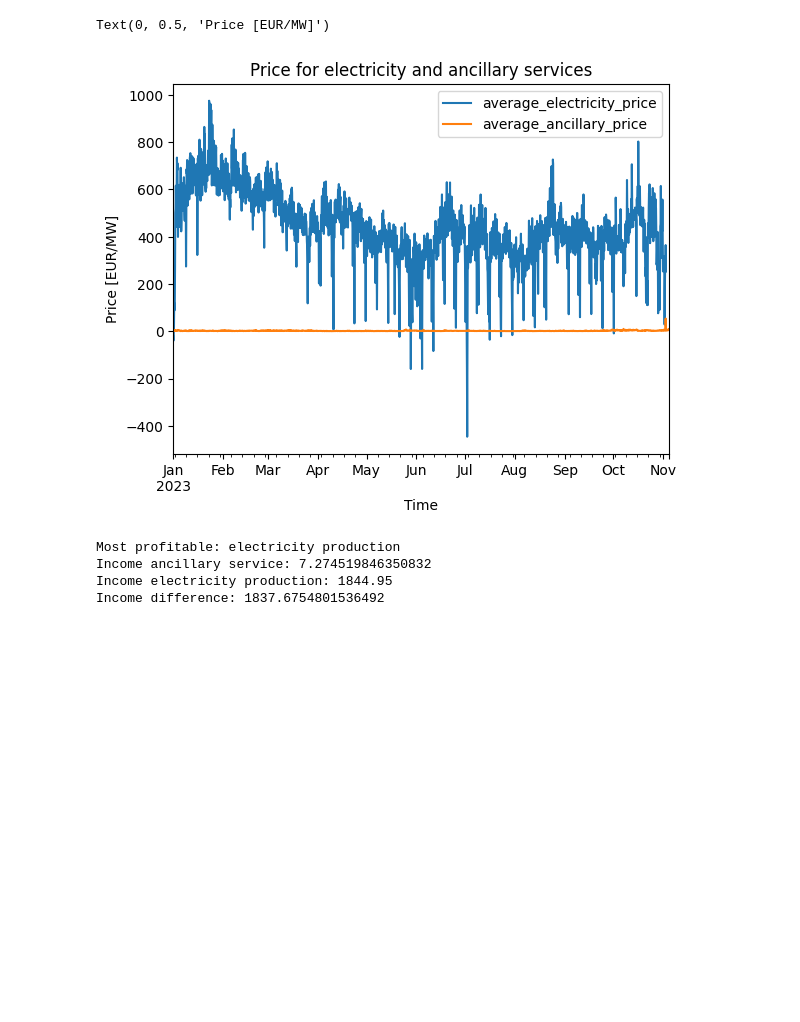
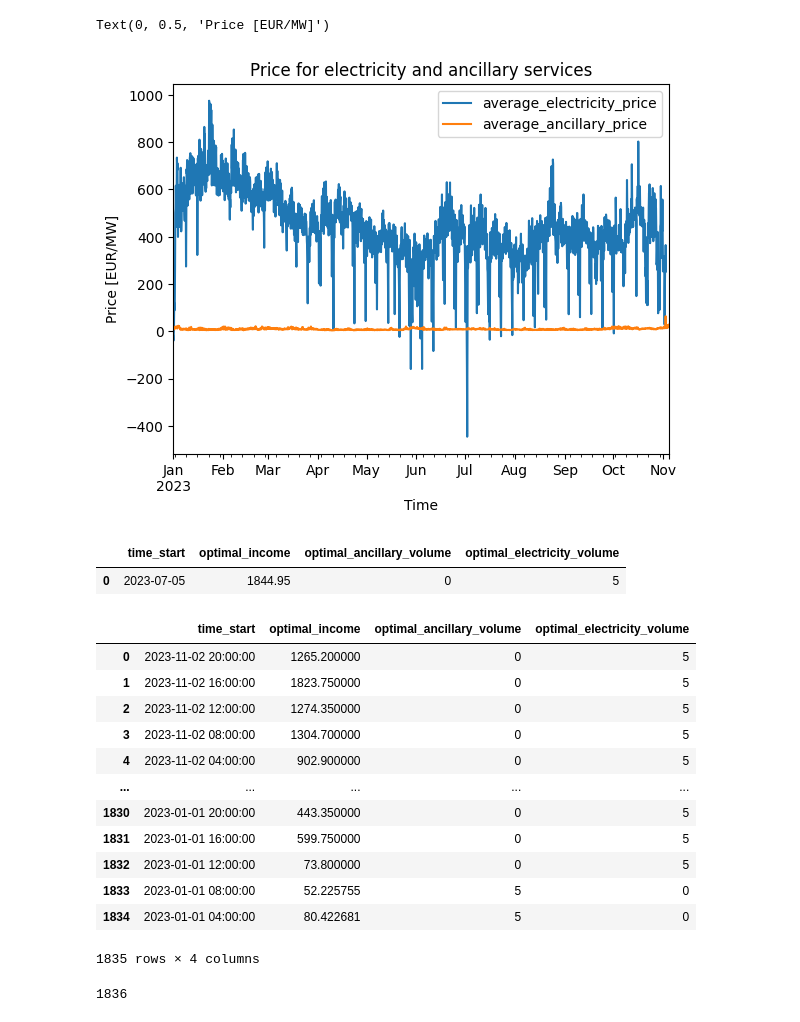
Before and after one commit to ibstokke/EnergyNow23, a Jupyter notebook: Electricity_prices.ipynb, the cells around one changed output. Saved outputs shown, nothing was run; the diff lists cells and outputs as text; code cells hidden in the pictures; blank space fills up the shorter version.

```diff
--- a/Electricity_prices.ipynb
+++ b/Electricity_prices.ipynb
@@ -93,11 +95,13 @@ ancillary_df["time_start"] = pd.to_datetime(time_string, format = "%y_%m_%d %H:%
 print(ancillary_df[ancillary_df["Teilbarkeit"] != "Ja"]["Angebotenes Volumen"].sum()/ancillary_df["Angebotenes Volumen"].sum())
 
 ancillary_df["average_ancillary_price"] = pd.Series()
+ancillary_df["price_difference"] = pd.Series
 for time in ancillary_df["time_start"].unique():
     df = ancillary_df[ancillary_df["time_start"] == time]
-    avg_price = df["Leistungspreis"].sum()/df["Angebotenes Volumen"].sum()
+    avg_price = df["Kosten"].sum()/df["Angebotenes Volumen"].sum()
     indices = list(df.index.values)
     ancillary_df["average_ancillary_price"].loc[indices[0]:indices[-1]] = avg_price
+
 ancillary_df
 # %% [output]
 |  | Ausschreibung | Beschreibung | Angebotenes Volumen | Einheit | Zugesprochenes Volumen | Einheit.1 | ... |
@@ -158,7 +162,7 @@ ax.set_xlabel("Time")
 ax.set_ylabel("Price [EUR/MW]")
 # %% [output]
 Text(0, 0.5, 'Price [EUR/MW]')
-[figure, old version]
+[figure, new version]
 # %%
 date = datetime(year = 2023, day = 5, month=7)
 
@@ -218,12 +216,10 @@ def decision_maker(date, volume, ancillary_df,electricity_df, mode):
         print("Income electricity production:", volume*average_electricity_price)
         print("Income difference:", abs(volume*average_electricity_price-current_income) )
 # %%
-decision_maker(date,5,ancillary_df,electricity_df,mode = "opt")
+decision_maker(date,5,ancillary_df,electricity_df,mode = "avg")
 # %% [output]
-Most profitable: electricity production
-Income ancillary service: 7.274519846350832
-Income electricity production: 1844.95
-Income difference: 1837.6754801536492
+|  | time_start | optimal_income | optimal_ancillary_volume | optimal_electricity_volume |
+| 0 | 2023-07-05 | 1844.95 | 0 | 5 |
 # %%
 # Single (existing example) plant
 #maximal capacity and minimal capacity
@@ -232,3 +228,26 @@ Income difference: 1837.6754801536492
 # run of river: infinite reservoar
 # run for every day
 # graph of capacity of electricity production/ancillary service
+# %%
+def all_dates_optimize(dates,volume,ancillary_df,electricity_df,mode):
+    dates_list = dates.to_numpy()
+    master_df = pd.DataFrame()
+    for date in dates_list[1:]:
+        master_df = pd.concat([decision_maker(date,volume,ancillary_df,electricity_df,mode = mode), master_df], ignore_index= True)
+    display(master_df)
+    return master_df
+# %% [output]
+|  | time_start | optimal_income | optimal_ancillary_volume | optimal_electricity_volume |
+| 0 | 2023-11-02 20:00:00 | 1265.200000 | 0 | 5 |
+| 1 | 2023-11-02 16:00:00 | 1823.750000 | 0 | 5 |
+| 2 | 2023-11-02 12:00:00 | 1274.350000 | 0 | 5 |
+| 3 | 2023-11-02 08:00:00 | 1304.700000 | 0 | 5 |
+| 4 | 2023-11-02 04:00:00 | 902.900000 | 0 | 5 |
+| ... | ... | ... | ... | ... |
+| 1830 | 2023-01-01 20:00:00 | 443.350000 | 0 | 5 |
+| 1831 | 2023-01-01 16:00:00 | 599.750000 | 0 | 5 |
+| 1832 | 2023-01-01 12:00:00 | 73.800000 | 0 | 5 |
+| 1833 | 2023-01-01 08:00:00 | 52.225755 | 5 | 0 |
+| 1834 | 2023-01-01 04:00:00 | 80.422681 | 5 | 0 |
+1835 rows × 4 columns
+1836
```
Also changed, not shown: parts of 6 cells of this notebook.
